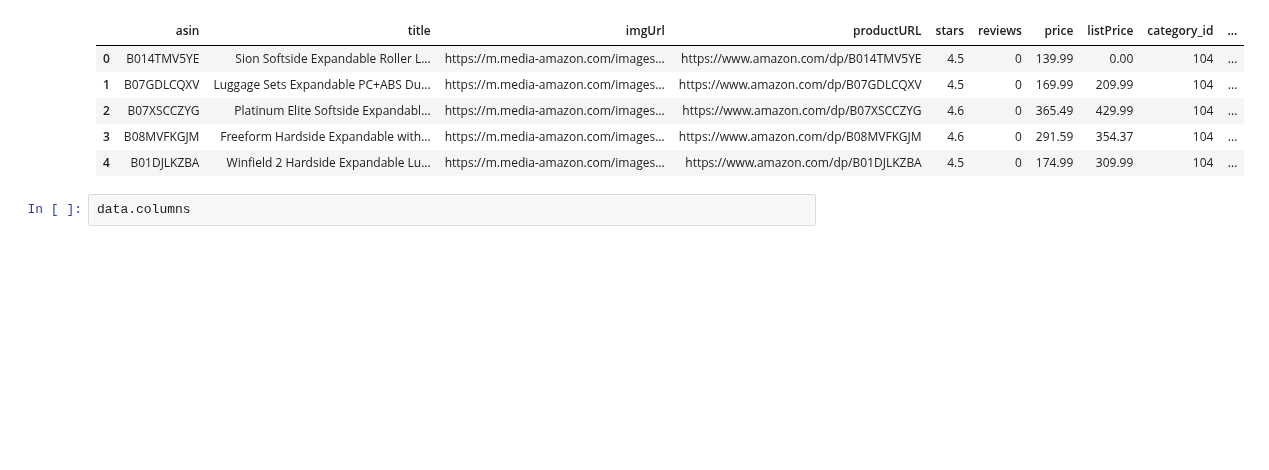
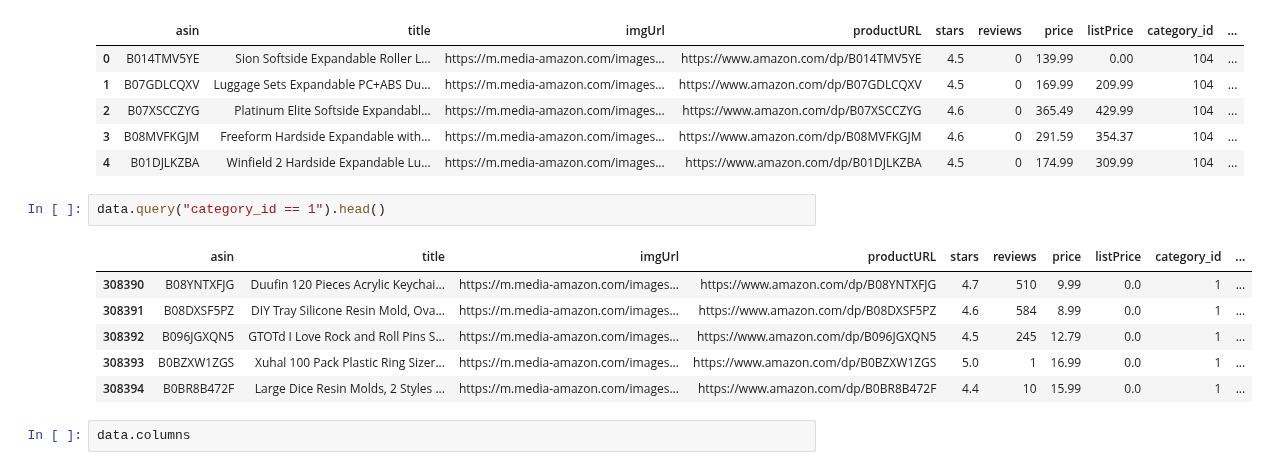
Before and after one commit to Tptrix29/multimodal-search, a Jupyter notebook: data.ipynb, the cells around one changed output. Saved outputs shown, nothing was run; the diff lists cells and outputs as text; blank space fills up the shorter version.

```diff
--- a/data.ipynb
+++ b/data.ipynb
@@ -13,6 +13,15 @@ data.head()
 | 2 | B07XSCCZYG | Platinum Elite Softside Expandabl... | https://m.media-amazon.com/images... | https://www.amazon.com/dp/B07XSCCZYG | 4.6 | 0 | 365.49 | 429.99 | 104 | ... |
 | 3 | B08MVFKGJM | Freeform Hardside Expandable with... | https://m.media-amazon.com/images... | https://www.amazon.com/dp/B08MVFKGJM | 4.6 | 0 | 291.59 | 354.37 | 104 | ... |
 | 4 | B01DJLKZBA | Winfield 2 Hardside Expandable Lu... | https://m.media-amazon.com/images... | https://www.amazon.com/dp/B01DJLKZBA | 4.5 | 0 | 174.99 | 309.99 | 104 | ... |
+# %%
+data.query("category_id == 1").head()
+# %% [output]
+|  | asin | title | imgUrl | productURL | stars | reviews | price | listPrice | category_id | ... |
+| 308390 | B08YNTXFJG | Duufin 120 Pieces Acrylic Keychai... | https://m.media-amazon.com/images... | https://www.amazon.com/dp/B08YNTXFJG | 4.7 | 510 | 9.99 | 0.0 | 1 | ... |
+| 308391 | B08DXSF5PZ | DIY Tray Silicone Resin Mold, Ova... | https://m.media-amazon.com/images... | https://www.amazon.com/dp/B08DXSF5PZ | 4.6 | 584 | 8.99 | 0.0 | 1 | ... |
+| 308392 | B096JGXQN5 | GTOTd I Love Rock and Roll Pins S... | https://m.media-amazon.com/images... | https://www.amazon.com/dp/B096JGXQN5 | 4.5 | 245 | 12.79 | 0.0 | 1 | ... |
+| 308393 | B0BZXW1ZGS | Xuhal 100 Pack Plastic Ring Sizer... | https://m.media-amazon.com/images... | https://www.amazon.com/dp/B0BZXW1ZGS | 5.0 | 1 | 16.99 | 0.0 | 1 | ... |
+| 308394 | B0BR8B472F | Large Dice Resin Molds, 2 Styles ... | https://m.media-amazon.com/images... | https://www.amazon.com/dp/B0BR8B472F | 4.4 | 10 | 15.99 | 0.0 | 1 | ... |
 # %%
 data.columns
 # %% [output]
```
Also changed, not shown: parts of 1 cell of this notebook, 26 other files.
